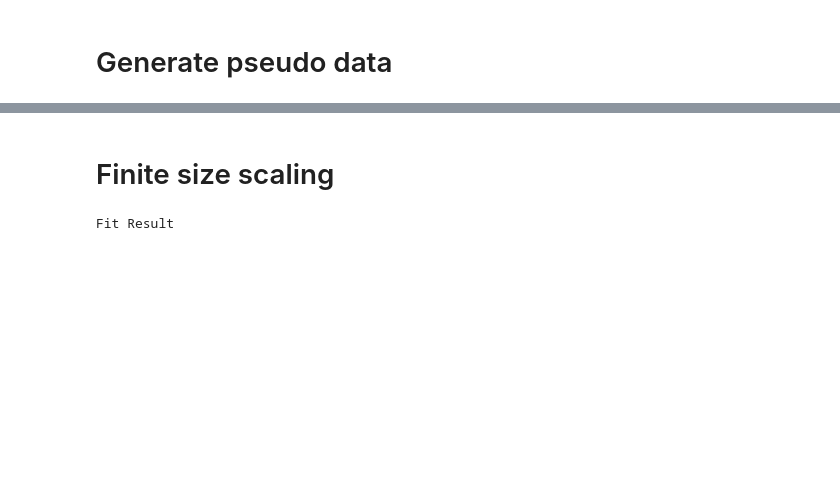
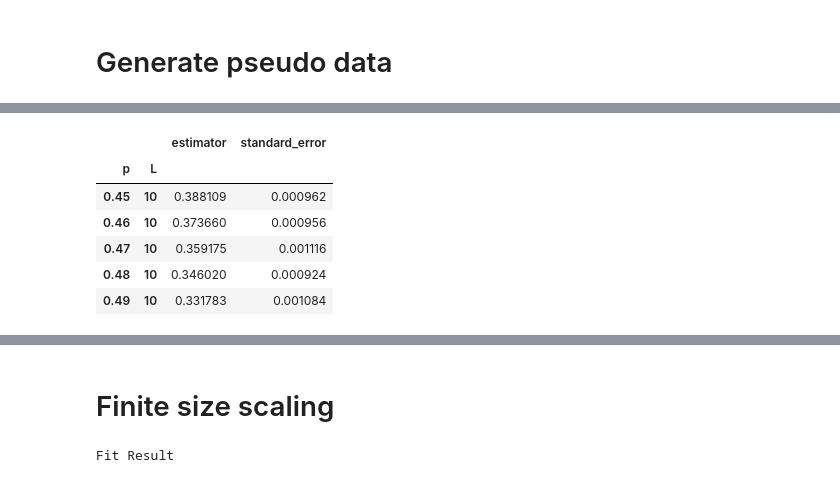
Before and after one commit to hainingpan/FSS, a Jupyter notebook: example.ipynb, the cells around one changed output, grey strips where cells are left out. Drawn from its saved outputs; the diff is of its cells as text; code cells hidden in the pictures; blank space fills up the shorter version.

```diff
--- a/example.ipynb
+++ b/example.ipynb
@@ -19,0 +34,12 @@ df=generate_pseudo_data(pc=0.5,nu=1,beta=0.5)
+# %%
+df['estimator']=df['observations'].apply(np.mean)
+df['standard_error']=df['observations'].apply(lambda x: np.std(x)/np.sqrt(len(x)))
+df[['estimator','standard_error']].head()
+# %% [output]
+|  |  | estimator | standard_error |
+| p | L |  |  |
+| 0.45 | 10 | 0.388109 | 0.000962 |
+| 0.46 | 10 | 0.373660 | 0.000956 |
+| 0.47 | 10 | 0.359175 | 0.001116 |
+| 0.48 | 10 | 0.346020 | 0.000924 |
+| 0.49 | 10 | 0.331783 | 0.001084 |
```
Also changed, not shown: parts of 14 cells of this notebook, 5 other files.
